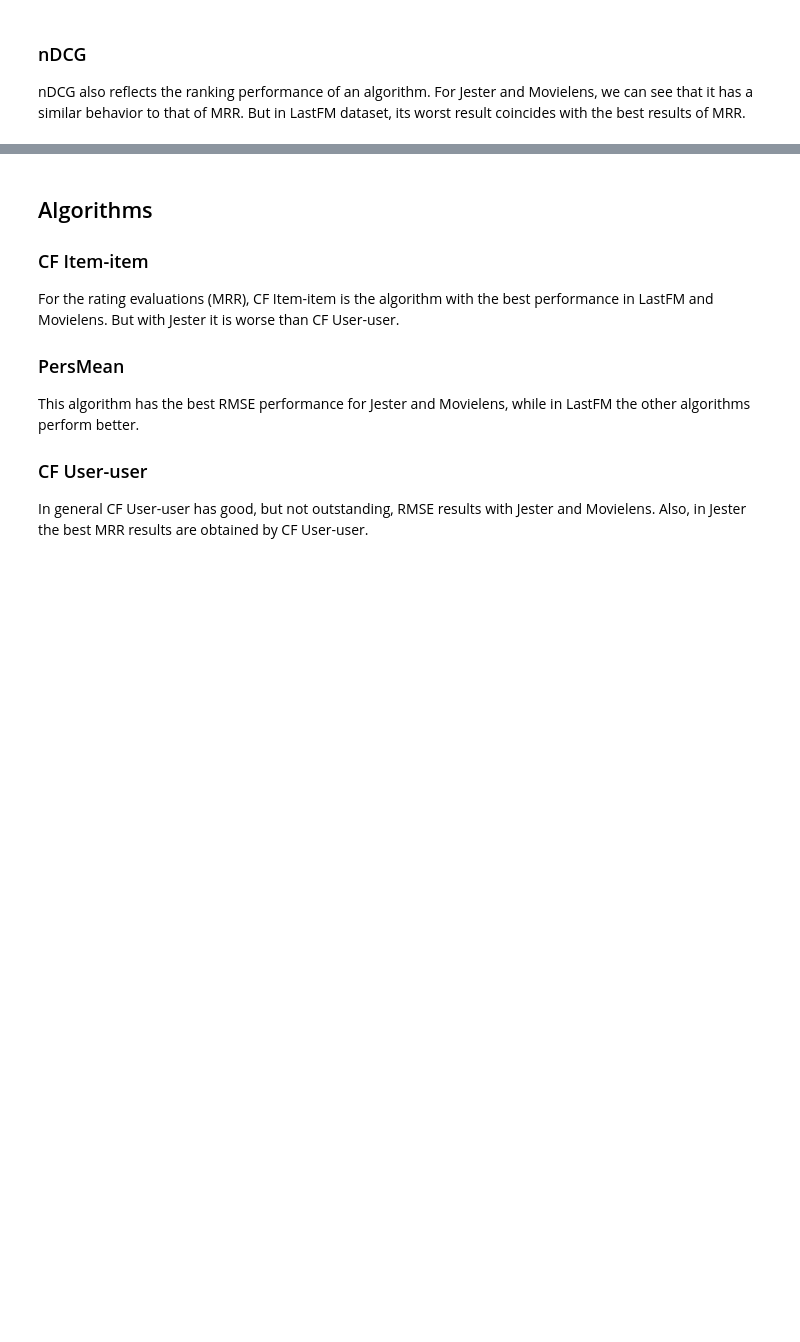
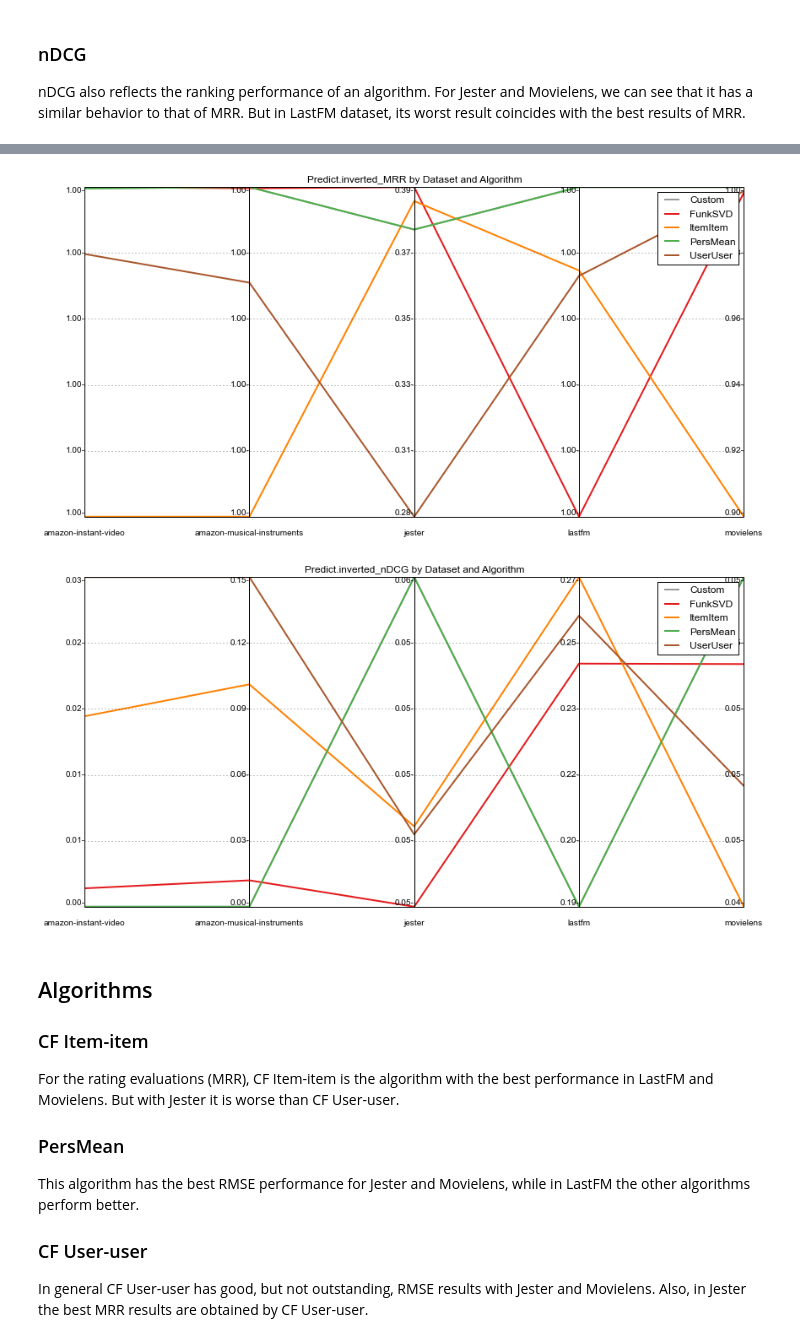
Before and after one commit to Roj/recsys-comparison, a Jupyter notebook: analyze-output.ipynb, the cells around one changed output, grey strips where cells are left out. Drawn from its saved outputs; the diff is of its cells as text; code cells hidden in the pictures; blank space fills up the shorter version.

Commit message:
Add inverted options for MRR and nDCG, which fixes issue #9

```diff
--- a/analyze-output.ipynb
+++ b/analyze-output.ipynb
@@ -187,3 +201,11 @@ print_metric('Predict.nDCG')
+# %%
+agg_results["Predict.inverted_MRR"] = 1-agg_results["MRR"]
+print_metric("Predict.inverted_MRR")
+agg_results["Predict.inverted_nDCG"] = 1-agg_results["Predict.nDCG"]
+print_metric('Predict.inverted_nDCG')
+# %% [output]
+[figure, added]
+[figure, added]
 # %% [markdown]
 ## Algorithms
 ### CF Item-item
```
Also changed, not shown: parts of 7 cells of this notebook.
